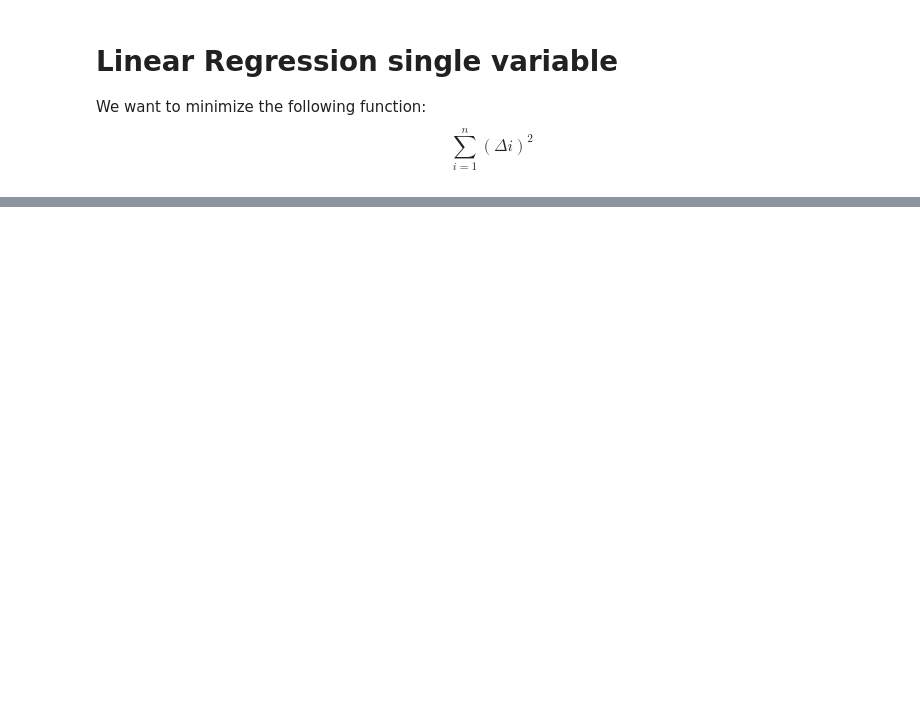
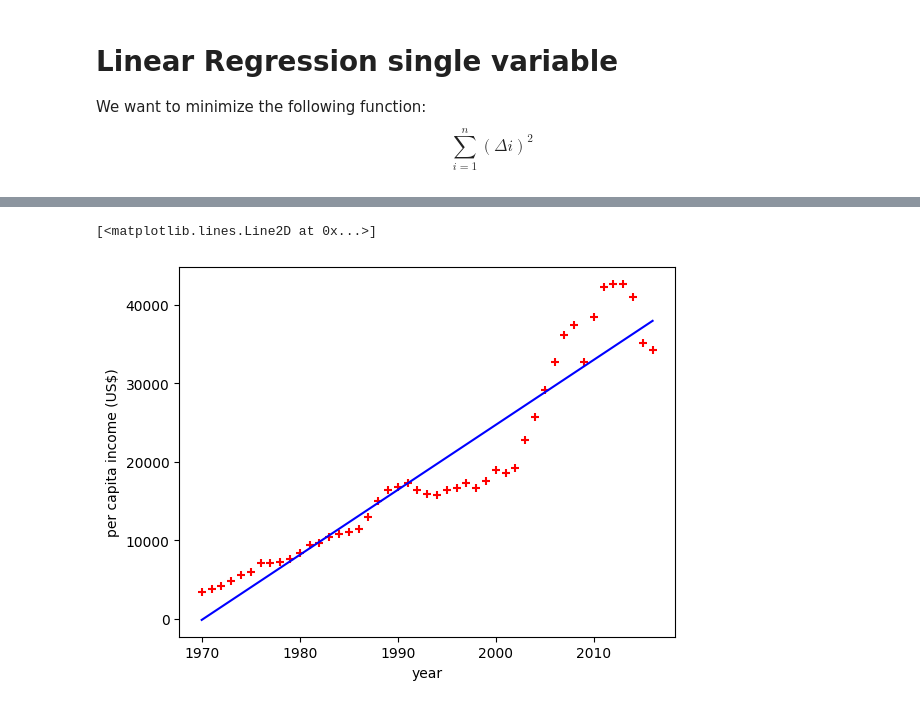
Before and after one commit to Hidde-Heijnen/mlmi-vault, a Jupyter notebook: 030 - Notes/Codebasics - Machine Learning Python course/Notebooks/01-LRSV.ipynb, the cells around one changed output, grey strips where cells are left out. Saved outputs shown, nothing was run; the diff lists cells and outputs as text; code cells hidden in the pictures; blank space fills up the shorter version.

```diff
--- a/030 - Notes/Codebasics - Machine Learning Python course/Notebooks/01-LRSV.ipynb
+++ b/030 - Notes/Codebasics - Machine Learning Python course/Notebooks/01-LRSV.ipynb
@@ -17,0 +60,9 @@ FileNotFoundError: [Errno 2] No such file or directory: 'canada_per_capita_incom
+# %%
+# plotting the linear regression line with the original data
+plt.xlabel('year')
+plt.ylabel('per capita income (US$)')
+plt.scatter(df.year,df[per_capita_col],color='red',marker='+')
+plt.plot(df.year,linearRegression.predict(df[['year']]), color='blue')
+# %% [output]
+[<matplotlib.lines.Line2D at 0x...>]
+[figure, added]
```
Also changed, not shown: parts of 8 cells of this notebook, 3 other files.
